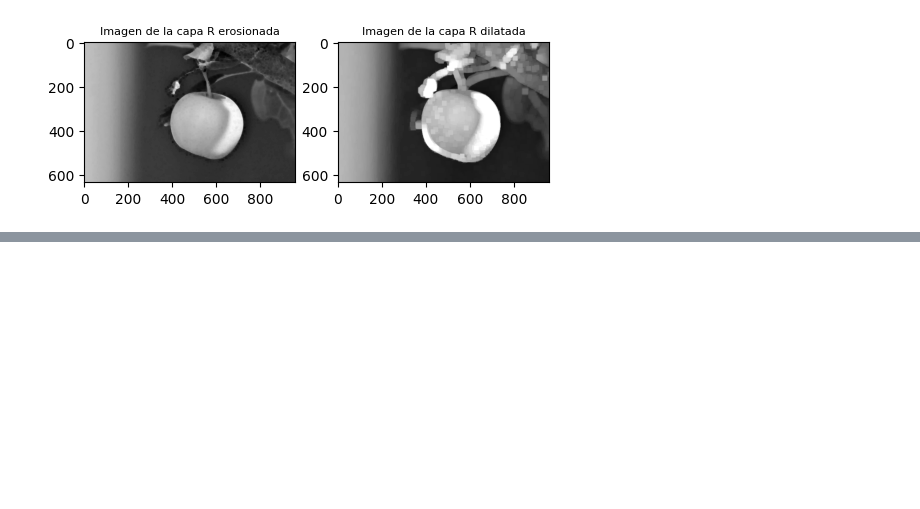
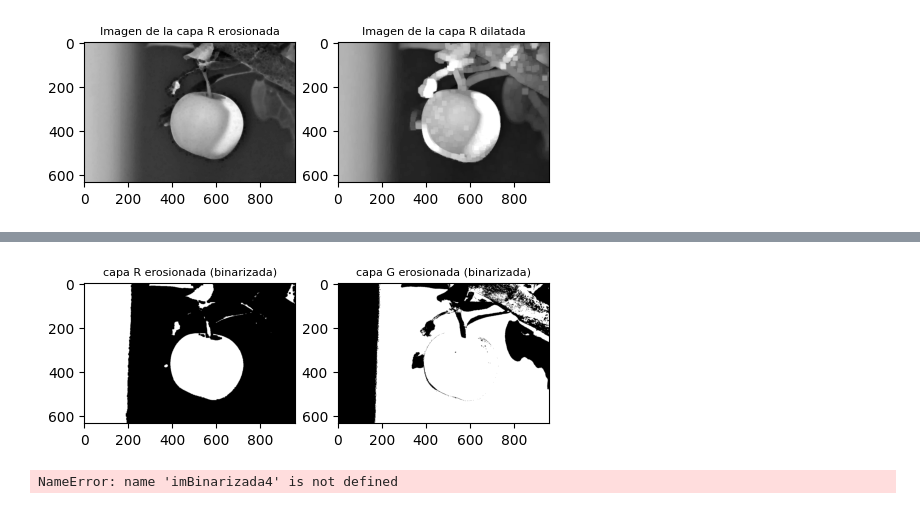
Before and after one commit to eduherrodp/IA, a Jupyter notebook: apple_exercise/apple.ipynb, the cells around one changed output, grey strips where cells are left out. Drawn from its saved outputs; the diff is of its cells as text; code cells hidden in the pictures; blank space fills up the shorter version.

```diff
--- a/apple_exercise/apple.ipynb
+++ b/apple_exercise/apple.ipynb
@@ -60,7 +60,7 @@ Segundo segmento de código: erosion y dilatación
 kernel = np.ones((8,8), np.uint8)
 
 # Erosionamos la imagen en la capa roja con el kernel definido a una iteración
-ImErosion = cv2.erode(ImR, kernel, iterations=1)
+ImErosionR = cv2.erode(ImR, kernel, iterations=1)
 plt.figure(figsize=(3,2))
 
 # Dilatamos la imagen en la capa roja con el kernel definido a una iteracion
@@ -69,7 +69,7 @@ ImDilat = cv2.dilate(ImR, kernel, iterations=1)
 
 # Graficamos las imágenes
 fig, axs = plt.subplots(1,2, figsize=(6,3))
-axs[0].imshow(ImErosion, cmap='gray')
+axs[0].imshow(ImErosionR, cmap='gray')
 axs[0].set_title('Imagen de la capa R erosionada',fontsize=8)
 axs[1].imshow(ImDilat, cmap='gray')
 axs[1].set_title('Imagen de la capa R dilatada',fontsize=8)
@@ -79,0 +102,28 @@ plt.show()
+# %%
+# Binarizampos las imagenes de la capa R y G
+ImBinarizada4 = ImErosionR > 100
+ImBinarizada5 = ImErosionG < 116
+# %%
+# Graficamos las imágenes binarizadas
+fig, axs = plt.subplots(1,2, figsize=(6,3))
+axs[0].imshow(ImBinarizada4, cmap='gray')
+axs[0].set_title('capa R erosionada (binarizada)',fontsize=8)
+axs[1].imshow(ImBinarizada5, cmap='gray')
+axs[1].set_title('capa G erosionada (binarizada)',fontsize=8)
+plt.show()
+# %% [output]
+[figure, added]
+# %%
+# Creamos la imagen resultante de la operación lógica AND
+# imBinarizada6 = imBinarizada4 * imBinarizada5
+
+# Otra forma:
+imBinarizada6 = np.logical_and(ImBinarizada4, imBinarizada5)
+
+# Graficamos la imagen resultante
+plt.figure(figsize=(3,2))
+plt.imshow(imBinarizada6, cmap='gray')
+plt.title('ImErosionR > 100 AND ImErosionG < 116',fontsize=8)
+plt.show()
+# %% [output]
+NameError: name 'imBinarizada4' is not defined
```
Also changed, not shown: parts of 1 cell of this notebook.
